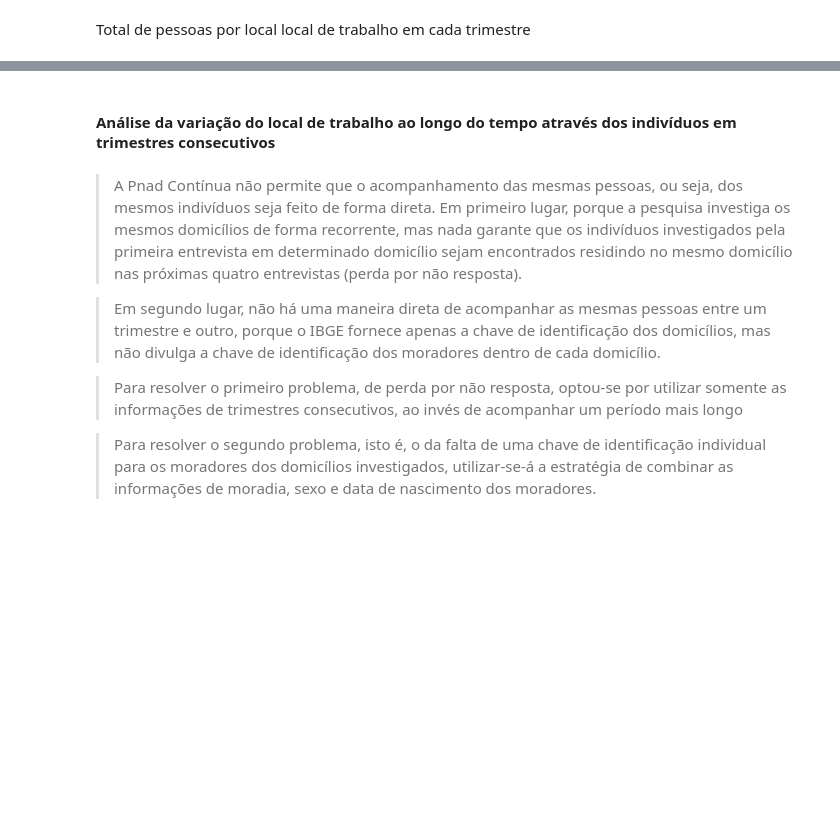
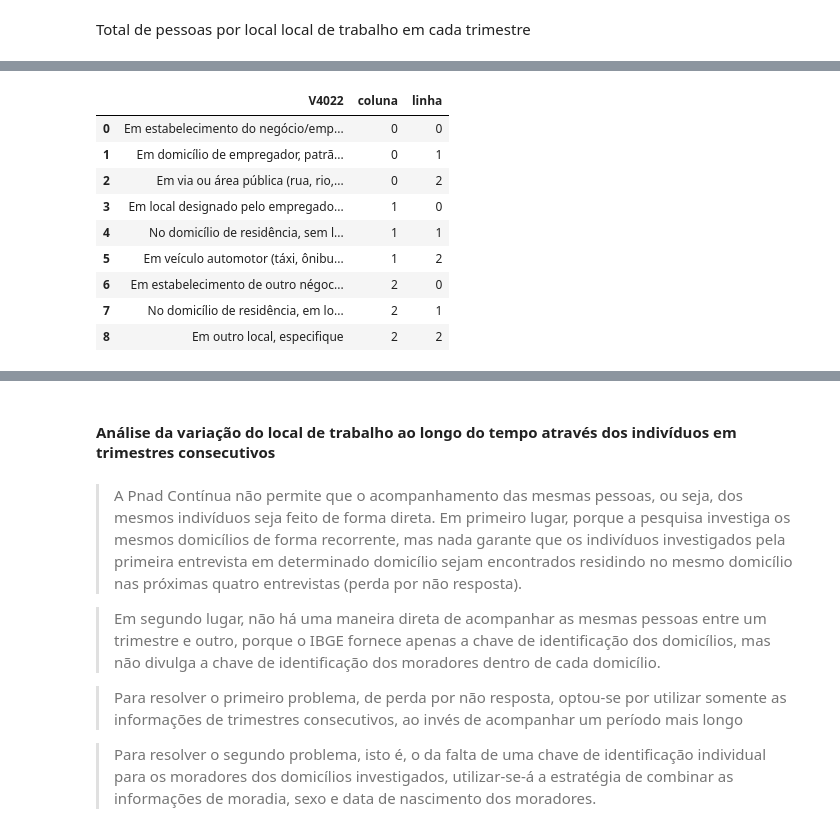
Before and after one commit to msbrasil/Mercado-de-Trabalho-Remoto, a Jupyter notebook: Local de Trabalho.ipynb, the cells around one changed output, grey strips where cells are left out. Cells and saved outputs as stored; diff of their text form; code cells hidden in the pictures; blank space fills up the shorter version.

```diff
--- a/Local de Trabalho.ipynb
+++ b/Local de Trabalho.ipynb
@@ -399,4 +399,17 @@ local_trabalho_sexo
 categorias_local = pnadc_completa['V4022'].dropna().unique()
 categorias_local
 categorias_plot = pd.DataFrame({'V4022': categorias_local, 'coluna':[0,0,0,1,1,1,2,2,2], 'linha':[0,1,2,0,1,2,0,1,2]})
+# %%
+categorias_plot
+# %% [output]
+|  | V4022 | coluna | linha |
+| 0 | Em estabelecimento do negócio/emp... | 0 | 0 |
+| 1 | Em domicílio de empregador, patrã... | 0 | 1 |
+| 2 | Em via ou área pública (rua, rio,... | 0 | 2 |
+| 3 | Em local designado pelo empregado... | 1 | 0 |
+| 4 | No domicílio de residência, sem l... | 1 | 1 |
+| 5 | Em veículo automotor (táxi, ônibu... | 1 | 2 |
+| 6 | Em estabelecimento de outro négoc... | 2 | 0 |
+| 7 | No domicílio de residência, em lo... | 2 | 1 |
+| 8 | Em outro local, especifique | 2 | 2 |
 # %%
```
Also changed, not shown: parts of 6 cells of this notebook, 2 other files.
